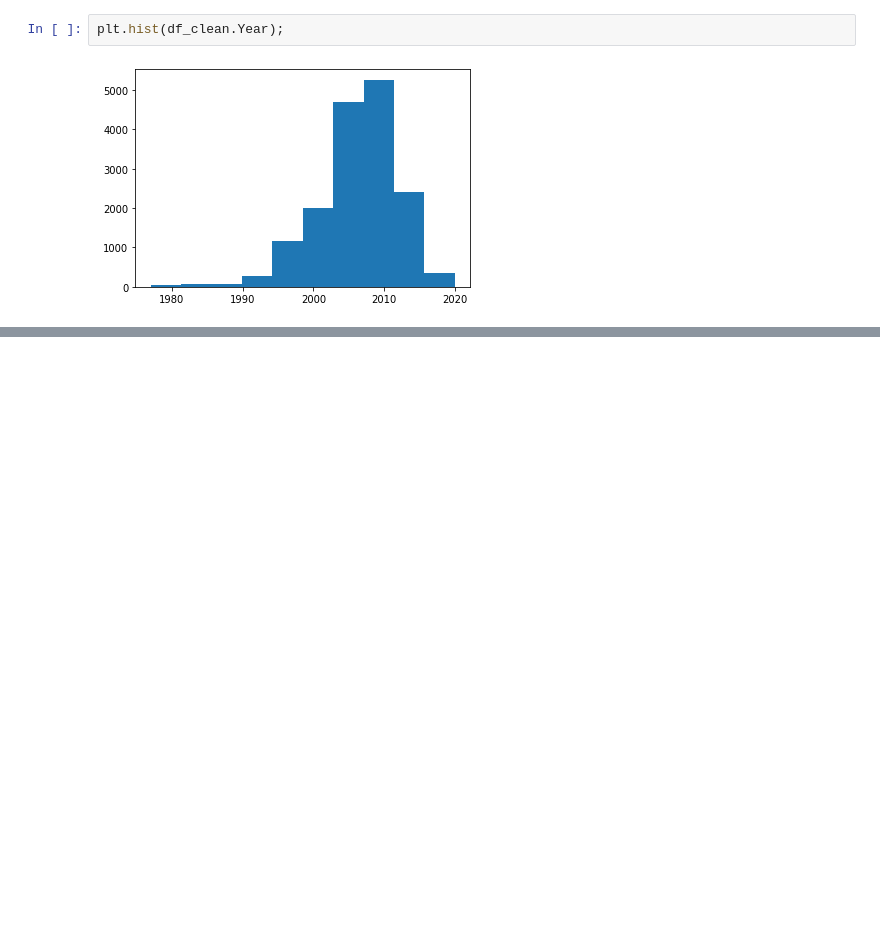
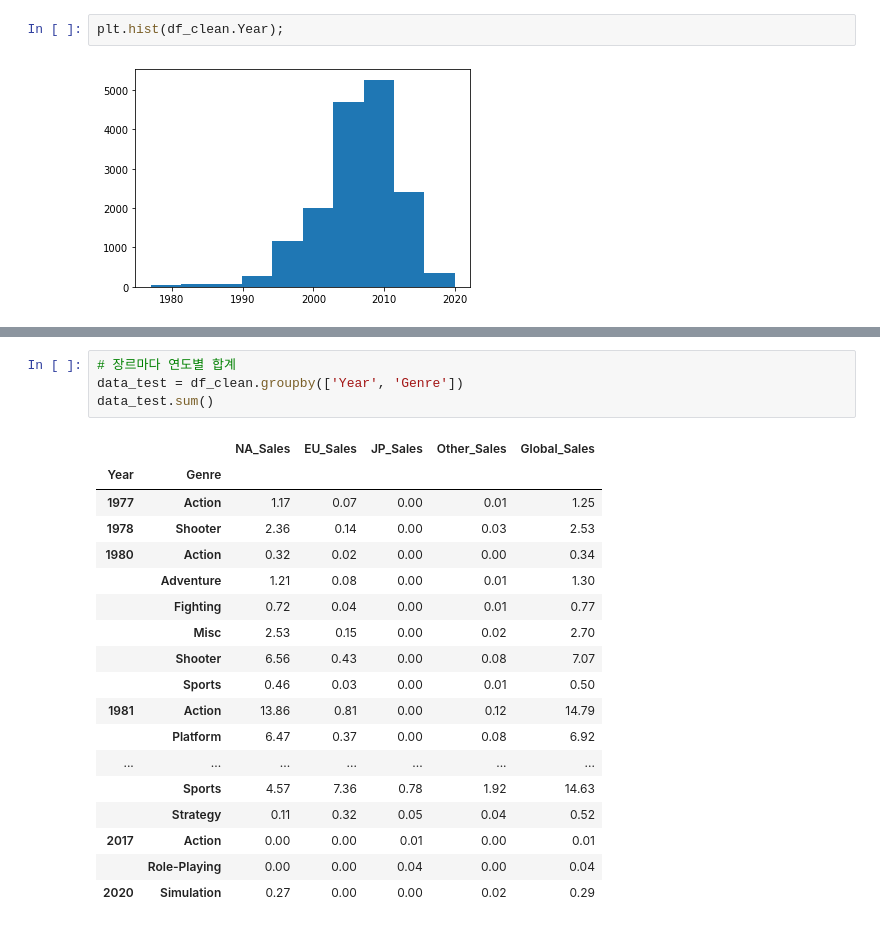
Before and after one commit to nan-park/section1_project, a Jupyter notebook: AI_section1_project.ipynb, the cells around one changed output, grey strips where cells are left out. Saved outputs shown, nothing was run; the diff lists cells and outputs as text; blank space fills up the shorter version.

```diff
--- a/AI_section1_project.ipynb
+++ b/AI_section1_project.ipynb
@@ -458,0 +518,23 @@ pc = ['PC']
+# %%
+# 장르마다 연도별 합계
+data_test = df_clean.groupby(['Year', 'Genre'])
+data_test.sum()
+# %% [output]
+|  |  | NA_Sales | EU_Sales | JP_Sales | Other_Sales | Global_Sales |
+| Year | Genre |  |  |  |  |  |
+| 1977 | Action | 1.17 | 0.07 | 0.00 | 0.01 | 1.25 |
+| 1978 | Shooter | 2.36 | 0.14 | 0.00 | 0.03 | 2.53 |
+| 1980 | Action | 0.32 | 0.02 | 0.00 | 0.00 | 0.34 |
+|  | Adventure | 1.21 | 0.08 | 0.00 | 0.01 | 1.30 |
+|  | Fighting | 0.72 | 0.04 | 0.00 | 0.01 | 0.77 |
+|  | Misc | 2.53 | 0.15 | 0.00 | 0.02 | 2.70 |
+|  | Shooter | 6.56 | 0.43 | 0.00 | 0.08 | 7.07 |
+|  | Sports | 0.46 | 0.03 | 0.00 | 0.01 | 0.50 |
+| 1981 | Action | 13.86 | 0.81 | 0.00 | 0.12 | 14.79 |
+|  | Platform | 6.47 | 0.37 | 0.00 | 0.08 | 6.92 |
+| ... | ... | ... | ... | ... | ... | ... |
+|  | Sports | 4.57 | 7.36 | 0.78 | 1.92 | 14.63 |
+|  | Strategy | 0.11 | 0.32 | 0.05 | 0.04 | 0.52 |
+| 2017 | Action | 0.00 | 0.00 | 0.01 | 0.00 | 0.01 |
+|  | Role-Playing | 0.00 | 0.00 | 0.04 | 0.00 | 0.04 |
+| 2020 | Simulation | 0.27 | 0.00 | 0.00 | 0.02 | 0.29 |
```
Also changed, not shown: parts of 9 cells of this notebook.
